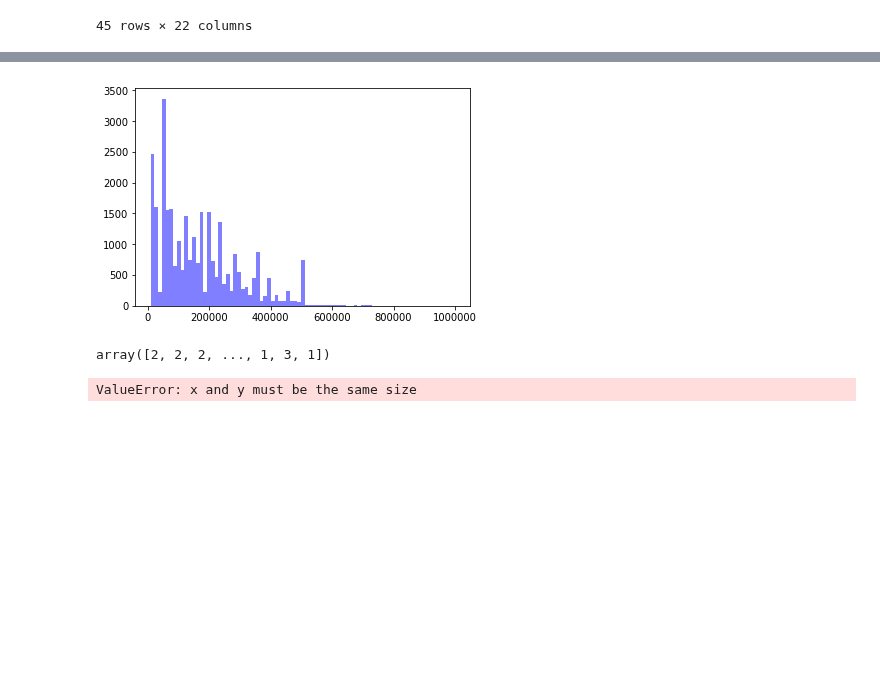
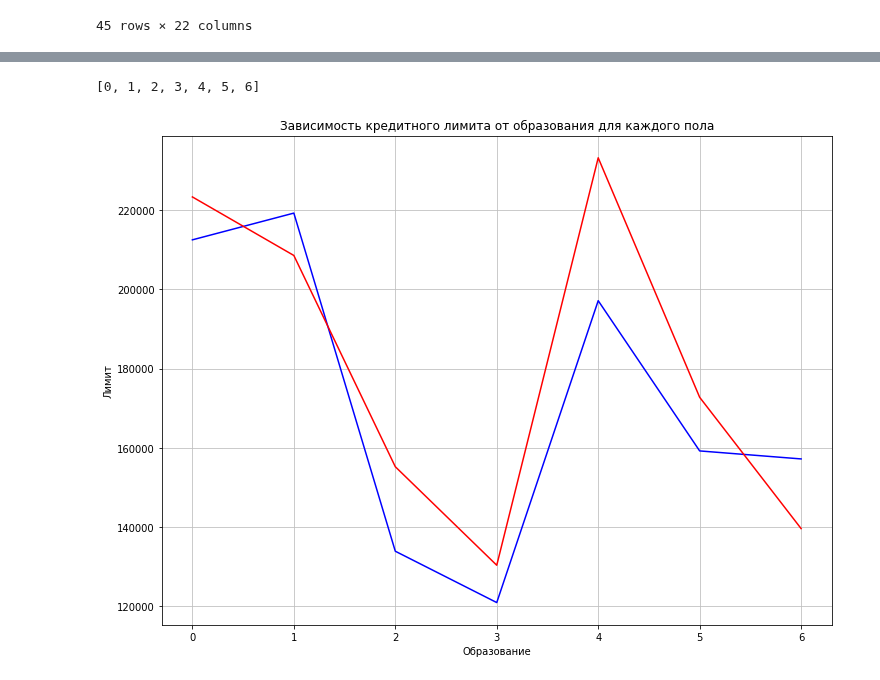
Before and after one commit to user357x/sfml, a Jupyter notebook: hw_01/hw1-task.ipynb, the cells around one changed output, grey strips where cells are left out. Drawn from its saved outputs; the diff is of its cells as text; code cells hidden in the pictures; blank space fills up the shorter version.

```diff
--- a/hw_01/hw1-task.ipynb
+++ b/hw_01/hw1-task.ipynb
@@ -150,47 +160,39 @@ df["NEW_COL"] = df.apply (lambda row: get_value(row), axis=1)
 # %%
 # (7) постироить распределение LIMIT_BAL (гистрограмму)
-# %%
-#TODO
-
-import matplotlib.pyplot as plt
-x = df["LIMIT_BAL"]
-num_bins = len(df["LIMIT_BAL"].unique())
-plt.hist(x, num_bins, facecolor='blue', alpha=0.5)
-plt.show()
-# %% [output]
-[figure, removed]
-# %%
-df[df['SEX'] == 2]["EDUCATION"].values
-# %% [output]
-array([2, 2, 2, ..., 1, 3, 1])
+# %%
+#df[df["EDUCATION"].unique()].sort_values(by='EDUCATION')
+
+sorted(df["EDUCATION"].unique())
+# %% [output]
+[0, 1, 2, 3, 4, 5, 6]
 # %%
 # (8) построить зависимость кредитного лимита от образования для каждого пола
 # график необходимо сделать очень широким (на весь экран)
 #TODO
+import matplotlib.pyplot as plt
 
 plt.title("Зависимость кредитного лимита от образования для каждого пола")
 plt.xlabel("Образование")
 plt.ylabel("Лимит")
 
 plt.grid(True, linestyle='-', color='0.75')
 
-x = df["EDUCATION"]
+#fig_size = plt.rcParams["figure.figsize"]
 
-#x = df[(df['SEX'] == 2) & (df['EDUCATION'] == 2)]
+x = sorted(df["EDUCATION"].unique())
 
-y1 = df[df['SEX'] == 1]["EDUCATION"].values
-y2 = df[df['SEX'] == 2]["EDUCATION"].values
+y_male = []
+y_female = []
 
-#fixedList = []
-#for n in df[df['SEX'] == 1]["EDUCATION"].values:
-#    fixedList.append(float(n))
-#ax = plt.subplots()
+for education in x:
+    y_male.append(df[(df['SEX'] == 1) & (df['EDUCATION'] == education)]['LIMIT_BAL'].mean())
+    y_female.append(df[(df['SEX'] == 2) & (df['EDUCATION'] == education)]['LIMIT_BAL'].mean())
 
-#plt.scatter(x, y1, color="blue", label="мужчины")
-plt.scatter(x, y2, color="red", label="женщины")
+#plt.set_size_inches(forward=True)
 
-#plt.plot(x, fixedList, color="red", label="женщины")
+plt.plot(x, y_male, color="blue", label="мужчины")
+plt.plot(x, y_female, color="red", label="женщины")
 
 plt.show()
 # %% [output]
-ValueError: x and y must be the same size
+[figure, added]
```
Also changed, not shown: parts of 3 cells of this notebook.
